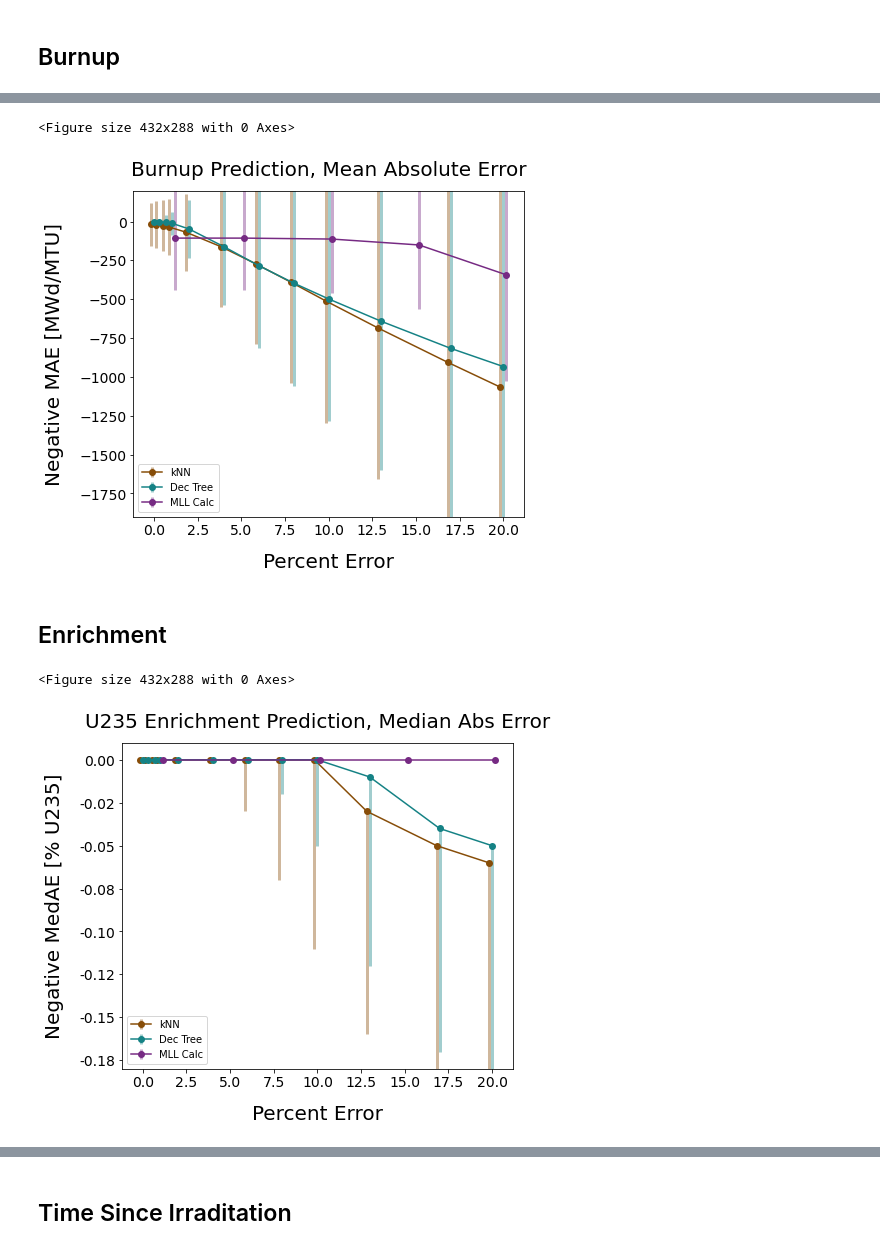
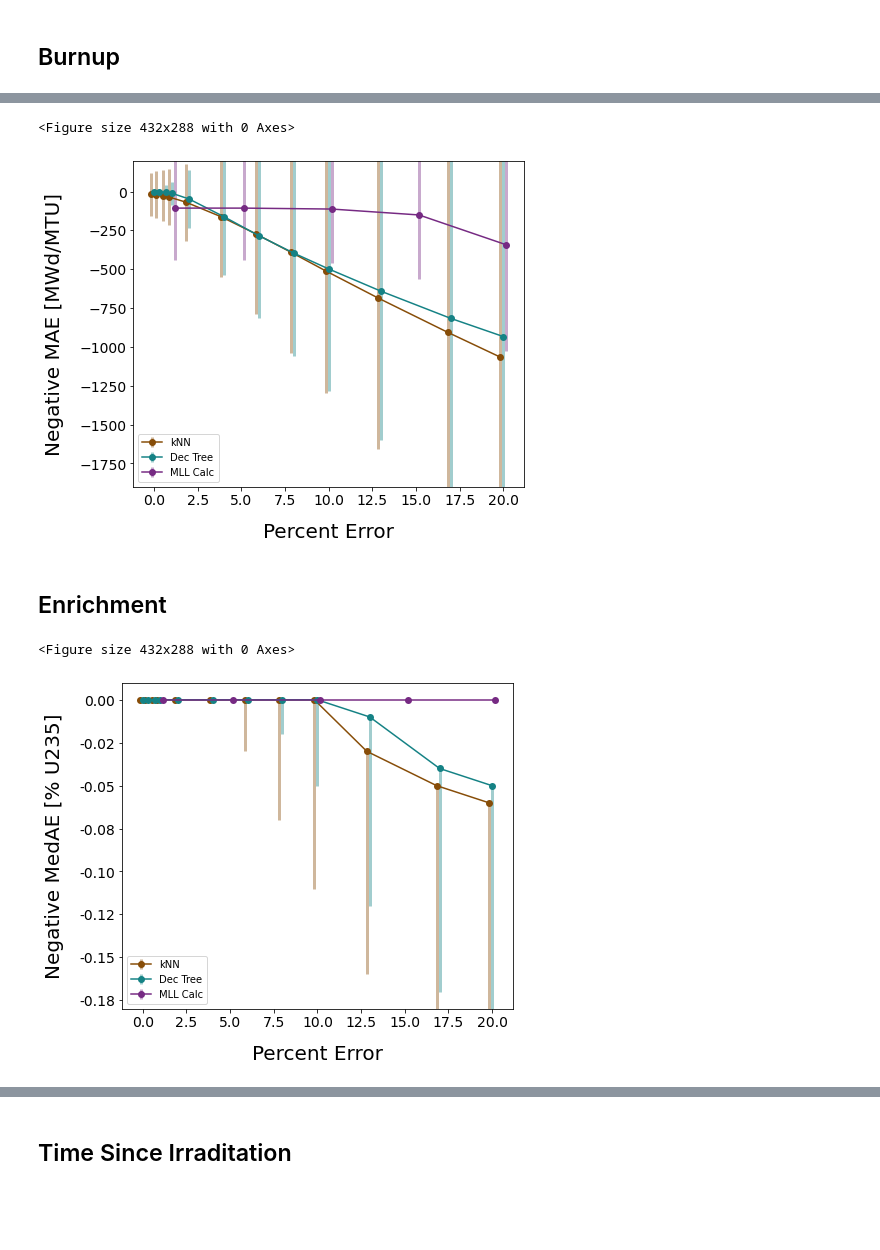
Before and after one commit to opotowsky/process_results, a Jupyter notebook: nuc_rand-err_mll_scikit_compare.ipynb, the cells around one changed output, grey strips where cells are left out. Drawn from its saved outputs; the diff is of its cells as text; code cells hidden in the pictures; blank space fills up the shorter version.

```diff
--- a/nuc_rand-err_mll_scikit_compare.ipynb
+++ b/nuc_rand-err_mll_scikit_compare.ipynb
@@ -25,7 +25,7 @@ def plot_curves(title, pred, metric):
     plt.clf()
     fig = plt.figure(figsize=(7,6))
     ax = fig.add_subplot(111)
-    ax.set_title(title, fontsize=20, pad=15)
+    #ax.set_title(title, fontsize=20, pad=15)
 
     axlbls = {'MAE' : 'Negative MAE',
               'MedAE' : 'Negative MedAE',
@@ -120,20 +120,20 @@ fig.savefig(sv_fig, bbox_inches='tight', transparent=True)
 # %%
-fig, ax, sv_fig = plot_curves('Burnup Prediction, Mean Absolute Error', 'burnup', 'MAE')
+fig, ax, sv_fig = plot_curves('Burnup Prediction', 'burnup', 'MAE')
 ax.set_ylim(-1900, 199)
 plt.show()
 fig.savefig(sv_fig, bbox_inches='tight', transparent=True)
 # %% [output]
 <Figure size 432x288 with 0 Axes>
-[figure, old version]
+[figure, new version]
 # %% [markdown]
 ## Enrichment
 # %%
-fig, ax, sv_fig = plot_curves('U235 Enrichment Prediction, Median Abs Error', 'enrichment', 'MedAE')
+fig, ax, sv_fig = plot_curves('U235 Enrichment Prediction', 'enrichment', 'MedAE')
 ax.set_ylim(-0.18, 0.01)
 ax.yaxis.set_major_formatter(FormatStrFormatter('%.2f'))
 plt.show()
 fig.savefig(sv_fig, bbox_inches='tight', transparent=True)
 # %% [output]
 <Figure size 432x288 with 0 Axes>
-[figure, old version]
+[figure, new version]
 # %%
```
Also changed, not shown: parts of 21 cells of this notebook, 1 other file.
